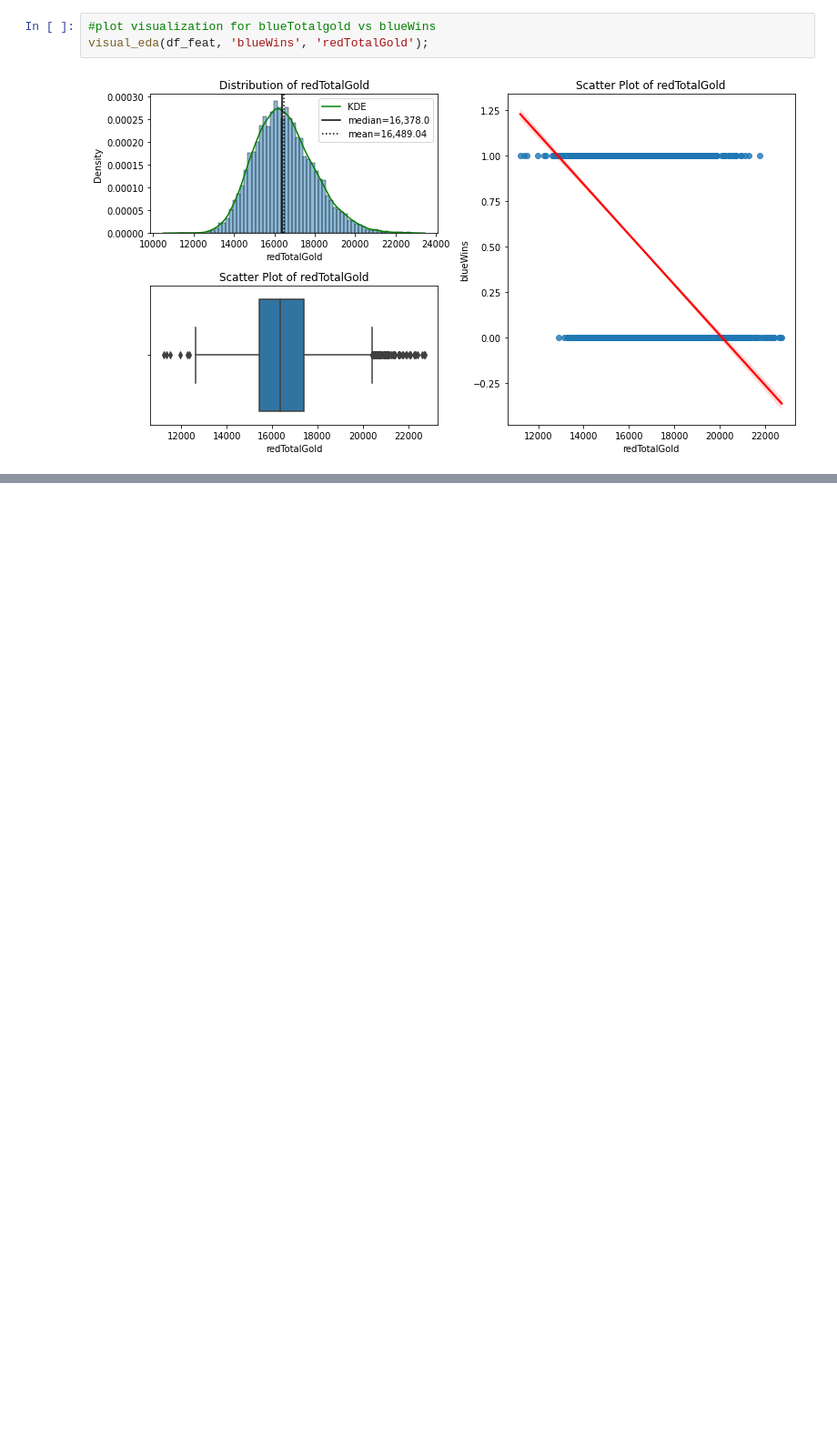
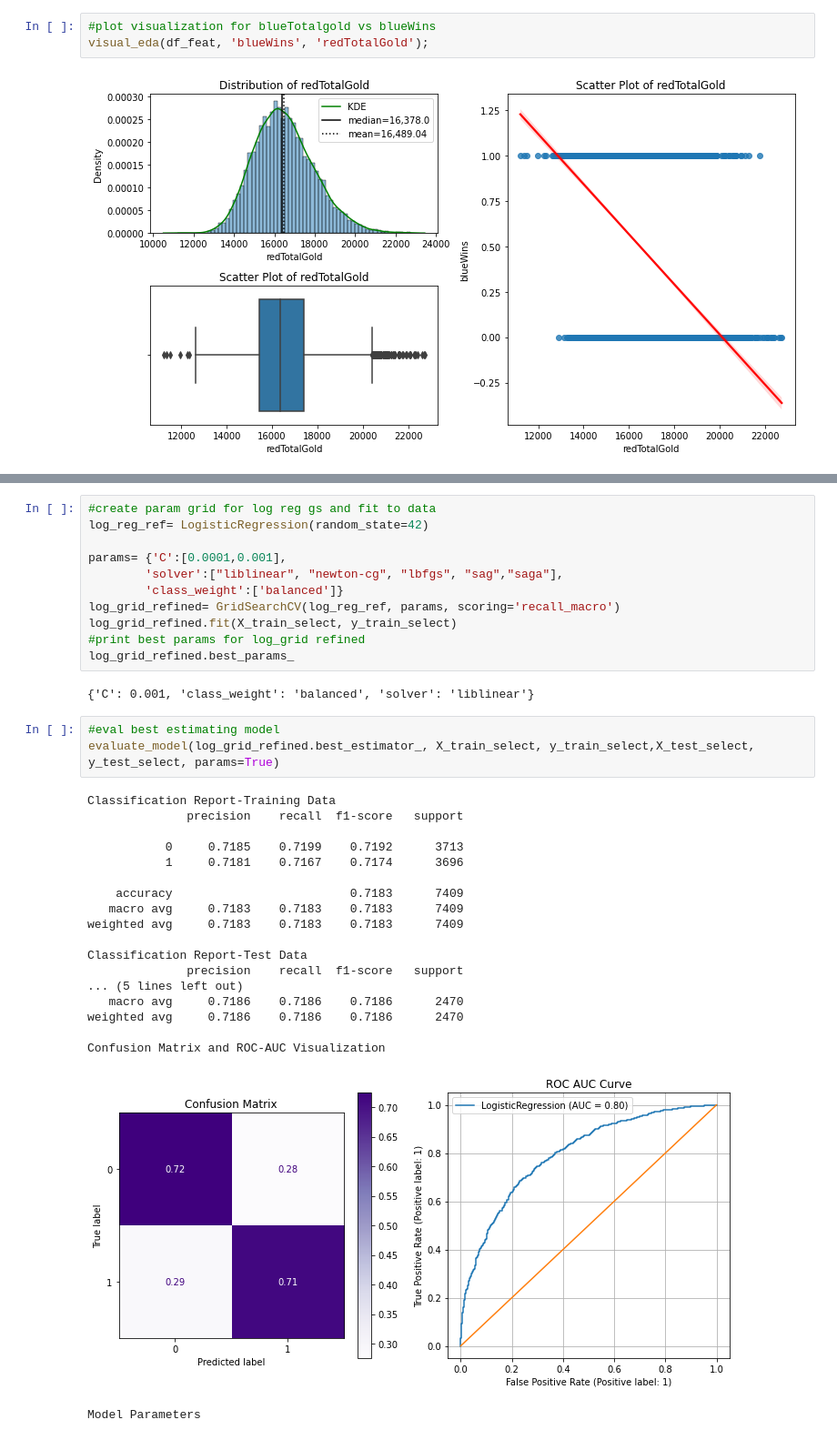
Before and after one commit to EricTHNguyen/My-league-game-analysis, a Jupyter notebook: notebook7b14834385.ipynb, the cells around one changed output, grey strips where cells are left out. Shown at 91% size. Cells and saved outputs as stored; diff of their text form; blank space fills up the shorter version.

```diff
--- a/notebook7b14834385.ipynb
+++ b/notebook7b14834385.ipynb
@@ -335,0 +420,36 @@ def fit_eval(model, X_train, y_train, X_test, y_test, digits=4, figsize=(10,5),
+# %%
+#create param grid for log reg gs and fit to data
+log_reg_ref= LogisticRegression(random_state=42)
+
+params= {'C':[0.0001,0.001],
+        'solver':["liblinear", "newton-cg", "lbfgs", "sag","saga"],
+        'class_weight':['balanced']}
+log_grid_refined= GridSearchCV(log_reg_ref, params, scoring='recall_macro')
+log_grid_refined.fit(X_train_select, y_train_select)
+#print best params for log_grid refined
+log_grid_refined.best_params_
+# %% [output]
+{'C': 0.001, 'class_weight': 'balanced', 'solver': 'liblinear'}
+# %%
+#eval best estimating model
+evaluate_model(log_grid_refined.best_estimator_, X_train_select, y_train_select,X_test_select, y_test_select, params=True)
+# %% [output]
+Classification Report-Training Data
+              precision    recall  f1-score   support
+
+           0     0.7185    0.7199    0.7192      3713
+           1     0.7181    0.7167    0.7174      3696
+
+    accuracy                         0.7183      7409
+   macro avg     0.7183    0.7183    0.7183      7409
+weighted avg     0.7183    0.7183    0.7183      7409
+
+Classification Report-Test Data
+              precision    recall  f1-score   support
+... (5 lines left out)
+   macro avg     0.7186    0.7186    0.7186      2470
+weighted avg     0.7186    0.7186    0.7186      2470
+
+Confusion Matrix and ROC-AUC Visualization
+[figure, added]
+Model Parameters
```
Also changed, not shown: parts of 8 cells of this notebook.
